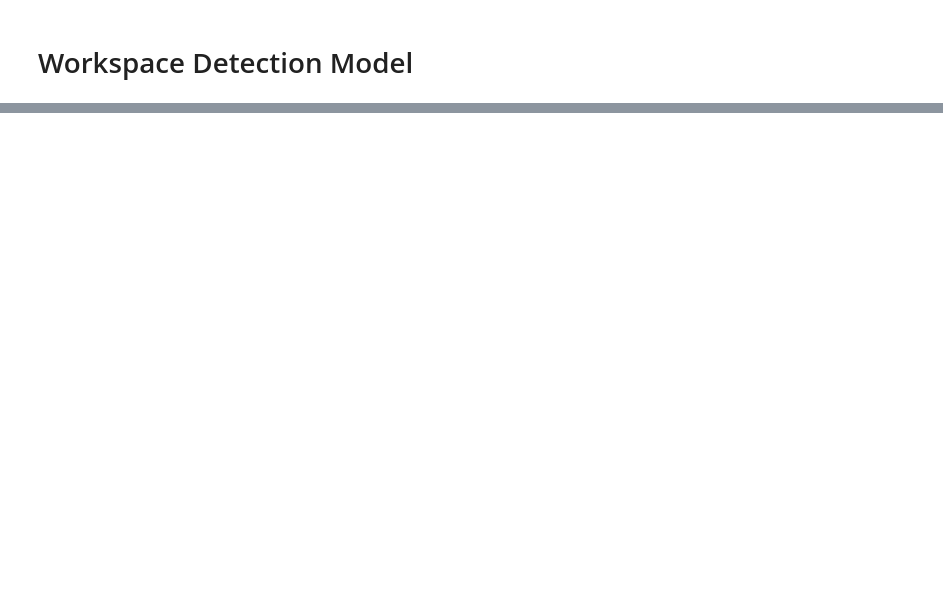
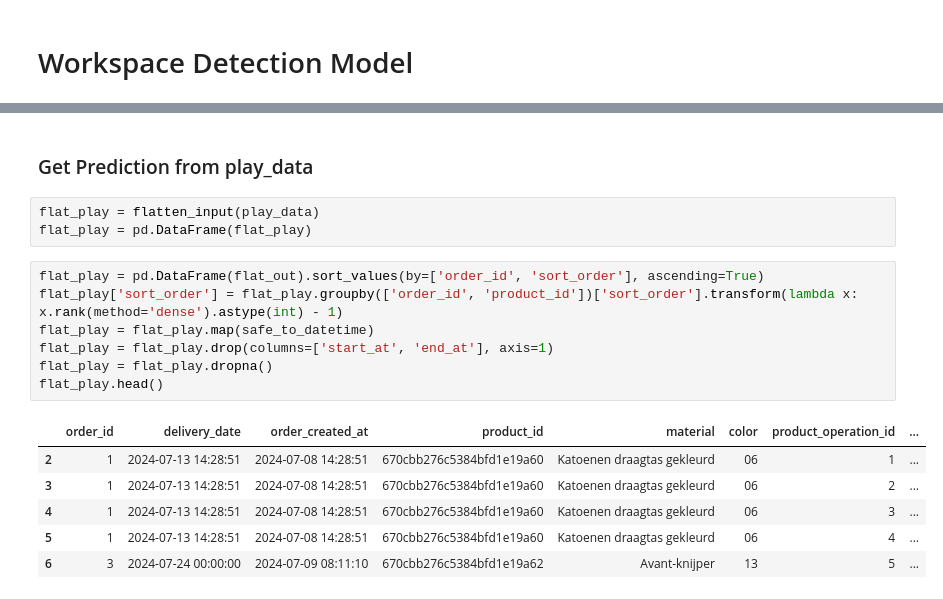
Before and after one commit to distervplays/GrafiStoreMLAPI, a Jupyter notebook: model_notebook.ipynb, the cells around one changed output, grey strips where cells are left out. Drawn from its saved outputs; the diff is of its cells as text; blank space fills up the shorter version.

```diff
--- a/model_notebook.ipynb
+++ b/model_notebook.ipynb
@@ -287,0 +209,19 @@ pred
+# %% [markdown]
+### Get Prediction from play_data
+# %%
+flat_play = flatten_input(play_data)
+flat_play = pd.DataFrame(flat_play)
+# %%
+flat_play = pd.DataFrame(flat_out).sort_values(by=['order_id', 'sort_order'], ascending=True)
+flat_play['sort_order'] = flat_play.groupby(['order_id', 'product_id'])['sort_order'].transform(lambda x: x.rank(method='dense').astype(int) - 1)
+flat_play = flat_play.map(safe_to_datetime)
+flat_play = flat_play.drop(columns=['start_at', 'end_at'], axis=1)
+flat_play = flat_play.dropna()
+flat_play.head()
+# %% [output]
+|  | order_id | delivery_date | order_created_at | product_id | material | color | product_operation_id | ... |
+| 2 | 1 | 2024-07-13 14:28:51 | 2024-07-08 14:28:51 | 670cbb276c5384bfd1e19a60 | Katoenen draagtas gekleurd | 06 | 1 | ... |
+| 3 | 1 | 2024-07-13 14:28:51 | 2024-07-08 14:28:51 | 670cbb276c5384bfd1e19a60 | Katoenen draagtas gekleurd | 06 | 2 | ... |
+| 4 | 1 | 2024-07-13 14:28:51 | 2024-07-08 14:28:51 | 670cbb276c5384bfd1e19a60 | Katoenen draagtas gekleurd | 06 | 3 | ... |
+| 5 | 1 | 2024-07-13 14:28:51 | 2024-07-08 14:28:51 | 670cbb276c5384bfd1e19a60 | Katoenen draagtas gekleurd | 06 | 4 | ... |
+| 6 | 3 | 2024-07-24 00:00:00 | 2024-07-09 08:11:10 | 670cbb276c5384bfd1e19a62 | Avant-knijper | 13 | 5 | ... |
```
Also changed, not shown: parts of 50 cells of this notebook, 12 other files.
